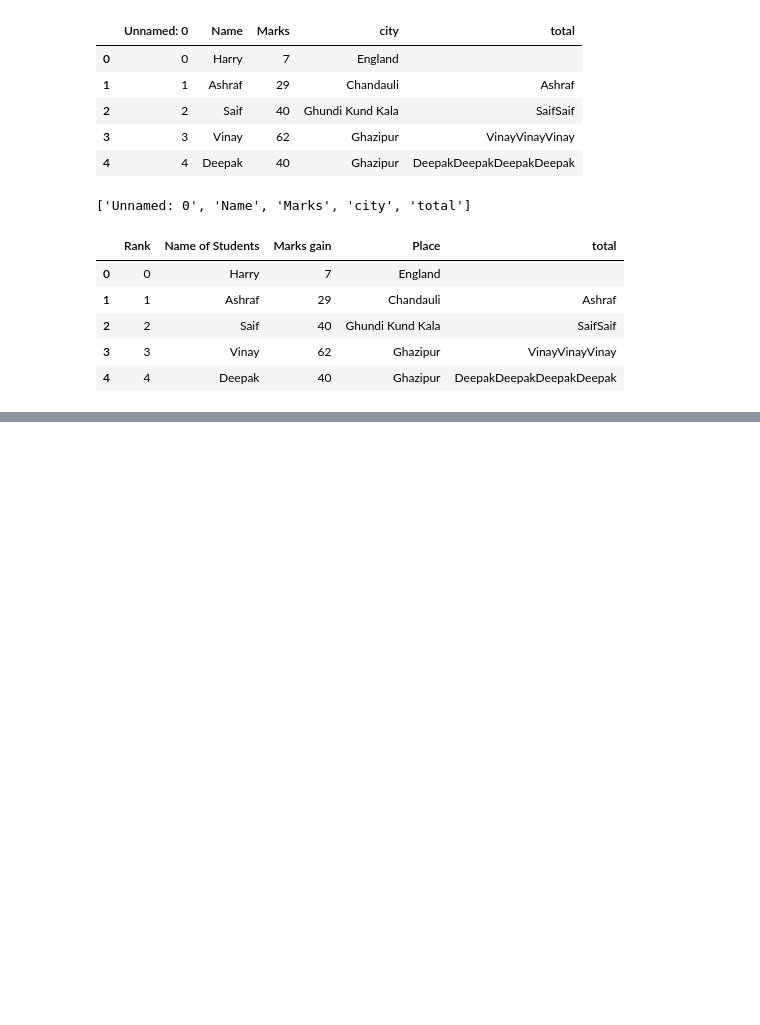
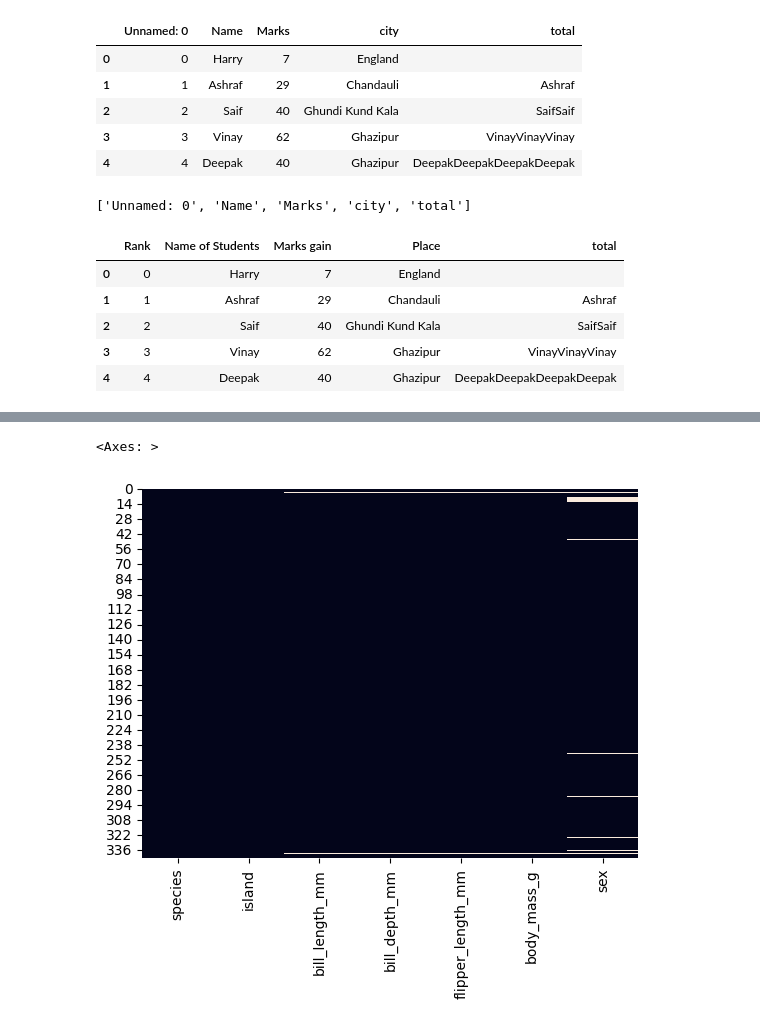
Before and after one commit to Amjadali168/2023-SEP--PY-DS, a Jupyter notebook: data analysis/pandas.ipynb, the cells around one changed output, grey strips where cells are left out. Saved outputs shown, nothing was run; the diff lists cells and outputs as text; code cells hidden in the pictures; blank space fills up the shorter version.

```diff
--- a/data analysis/pandas.ipynb
+++ b/data analysis/pandas.ipynb
@@ -277,0 +402,5 @@ data
+# %%
+sns.heatmap(penguins.isnull(), cbar=False)  # overall null value visualization
+# %% [output]
+<Axes: >
+[figure, added]
```
Also changed, not shown: parts of 29 cells of this notebook, 1 other file.
